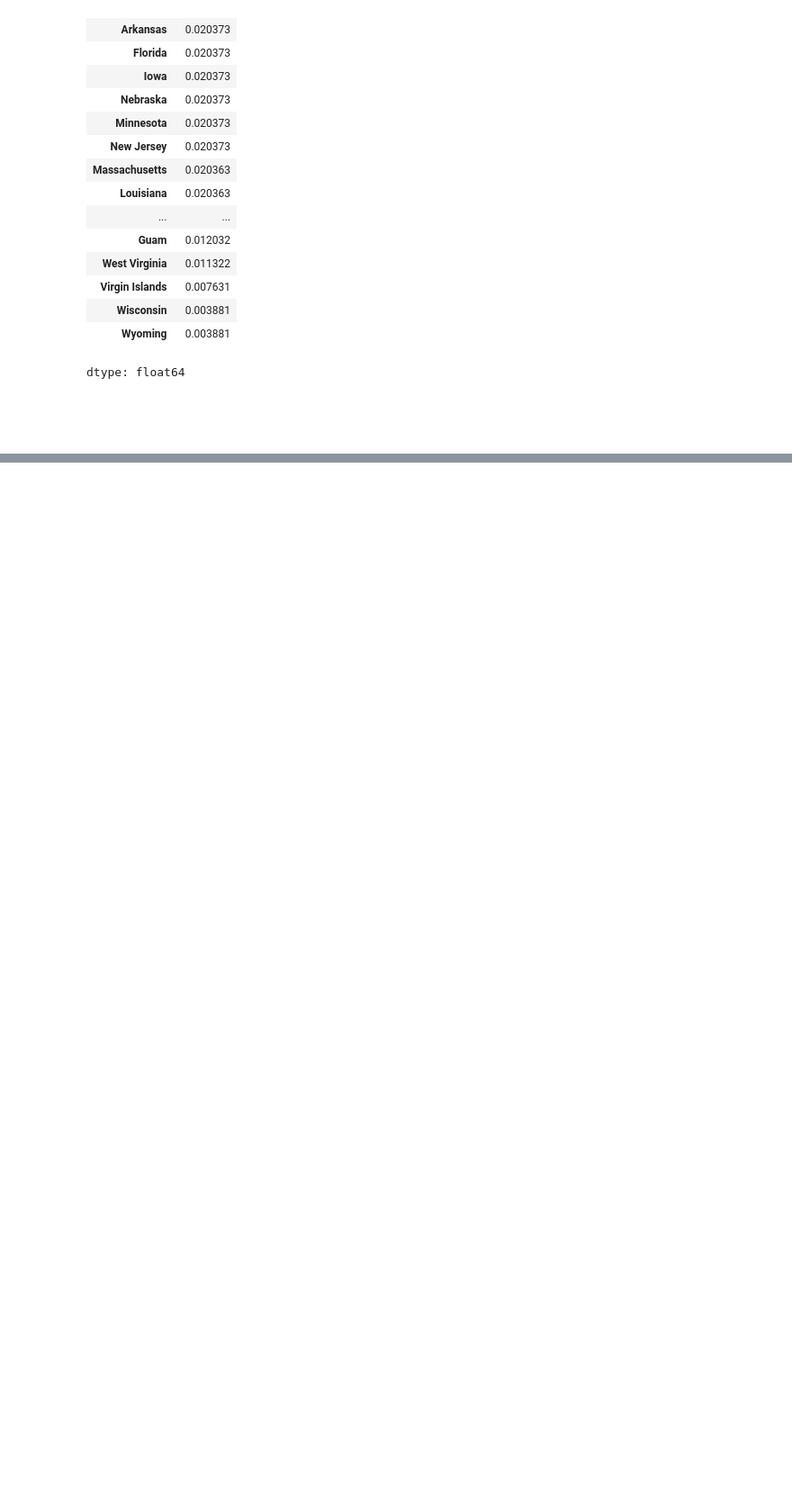
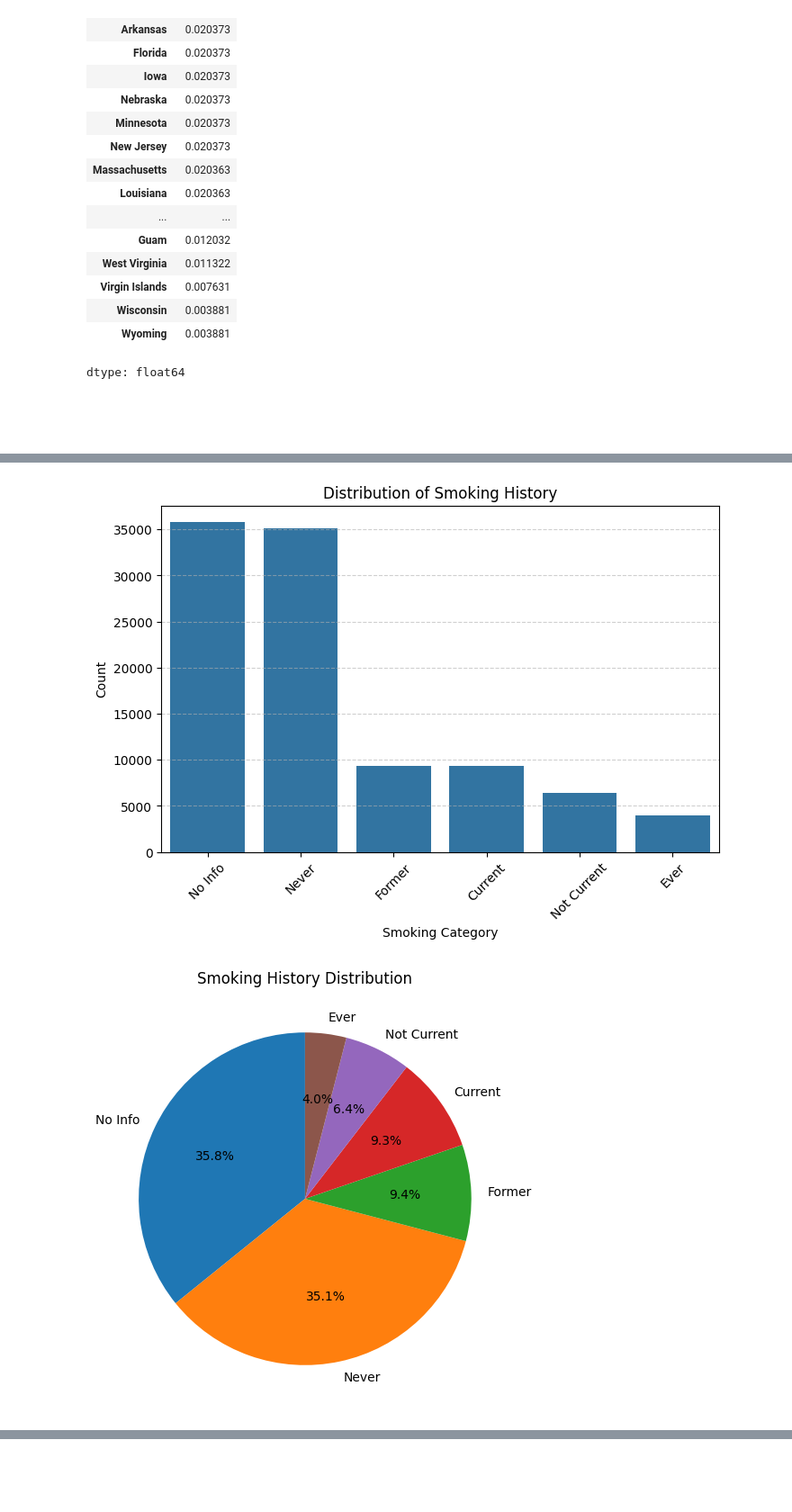
Before and after one commit to RefaelAharouni/Project_Machine_Learning_Refael_Venkatsai_Norbert_William, a Jupyter notebook: Project_Machine_Learning_Refael_Venkatsai_Norbert_William.ipynb, the cells around one changed output, grey strips where cells are left out. Shown at 90% size. Cells and saved outputs as stored; diff of their text form; code cells hidden in the pictures; blank space fills up the shorter version.

```diff
--- a/Project_Machine_Learning_Refael_Venkatsai_Norbert_William.ipynb
+++ b/Project_Machine_Learning_Refael_Venkatsai_Norbert_William.ipynb
@@ -468,0 +492,24 @@ dtype: float64
+# %%
+# Bar chart of smoking_history
+plt.figure(figsize=(8,5))
+sns.countplot(x="smoking_history", data=data,
+              order=data["smoking_history"].value_counts().index)
+plt.title("Distribution of Smoking History")
+plt.xlabel("Smoking Category")
+plt.ylabel("Count")
+plt.xticks(rotation=45)
+plt.grid(axis="y", linestyle="--", alpha=0.6)
+plt.show()
+
+# Pie chart of smoking_history
+plt.figure(figsize=(6,6))
+data["smoking_history"].value_counts().plot.pie(
+    autopct="%1.1f%%",
+    startangle=90,
+    ylabel=""
+)
+plt.title("Smoking History Distribution")
+plt.show()
+# %% [output]
+[figure, added]
+[figure, added]
```
Also changed, not shown: parts of 69 cells of this notebook.
